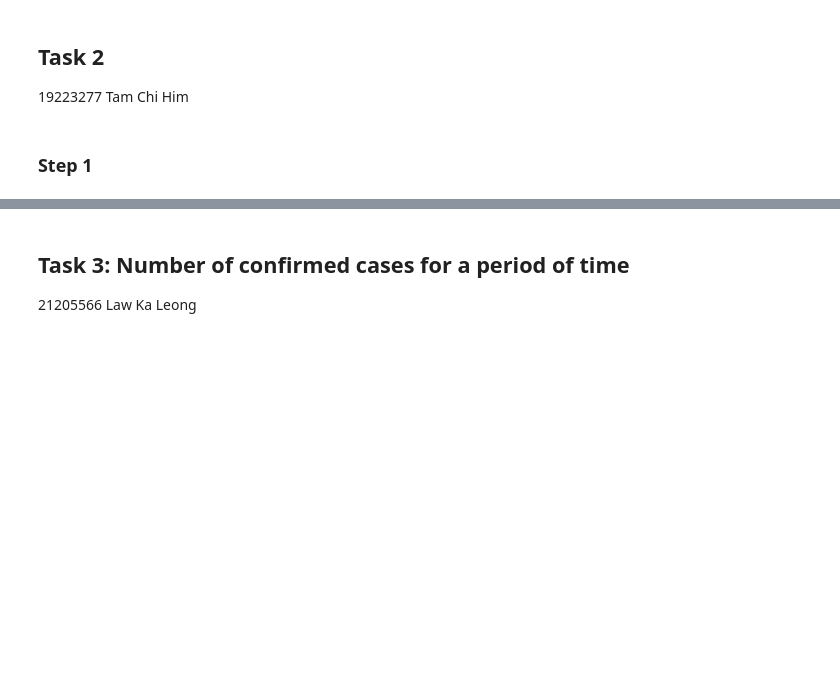
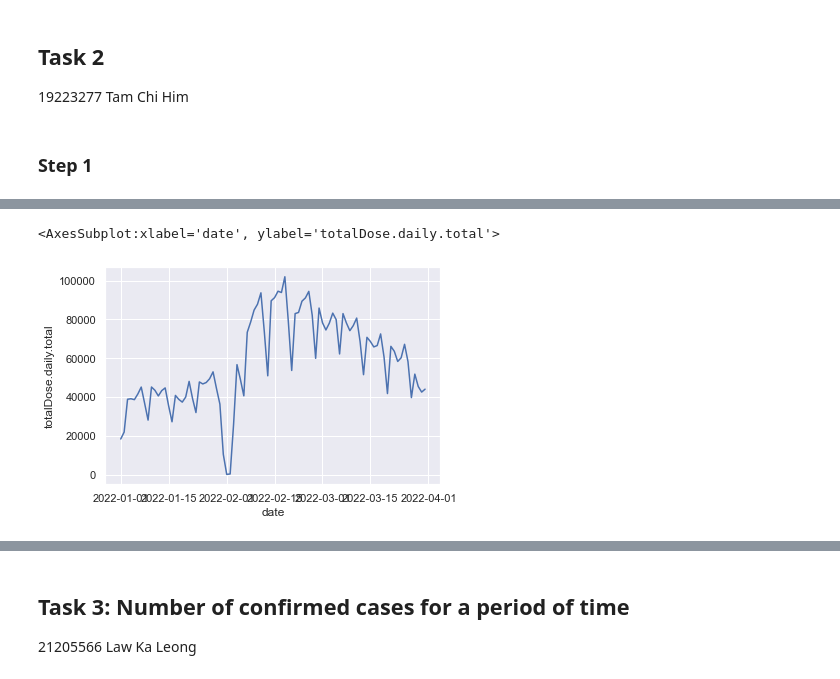
Before and after one commit to adonis119/comp3115, a Jupyter notebook: source_code.ipynb, the cells around one changed output, grey strips where cells are left out. Drawn from its saved outputs; the diff is of its cells as text; code cells hidden in the pictures; blank space fills up the shorter version.

```diff
--- a/source_code.ipynb
+++ b/source_code.ipynb
@@ -37,0 +435,6 @@ from sklearn.neural_network import MLPClassifier
+# %%
+sns.lineplot(x=df.loc['2022-01-01':'2022-03-31'].index, y='totalDose.daily.total',
+             data=df.loc['2022-01-01':'2022-03-31'])
+# %% [output]
+<AxesSubplot:xlabel='date', ylabel='totalDose.daily.total'>
+[figure, added]
```
Also changed, not shown: parts of 67 cells of this notebook.
